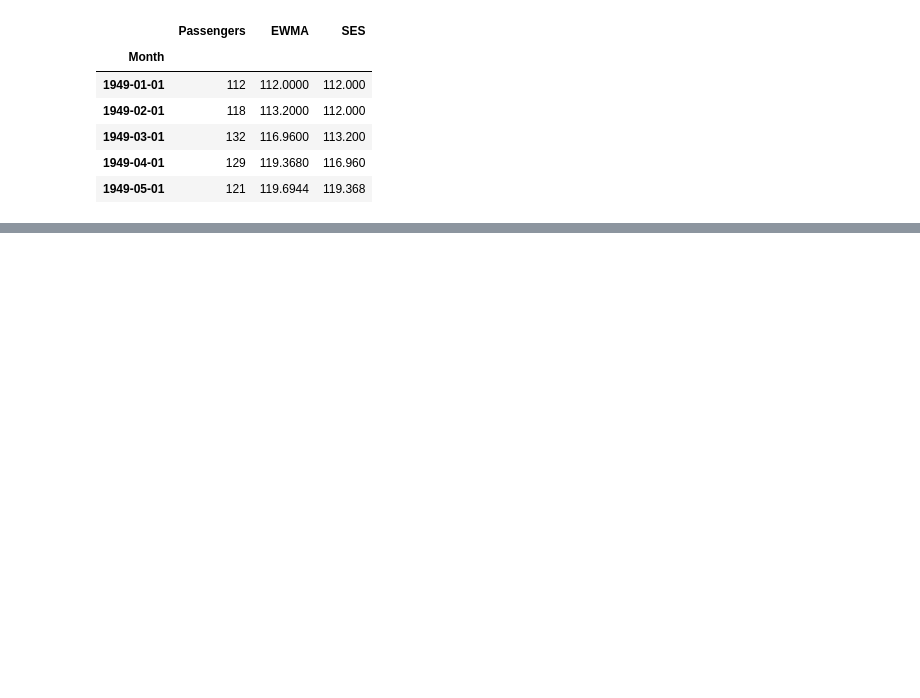
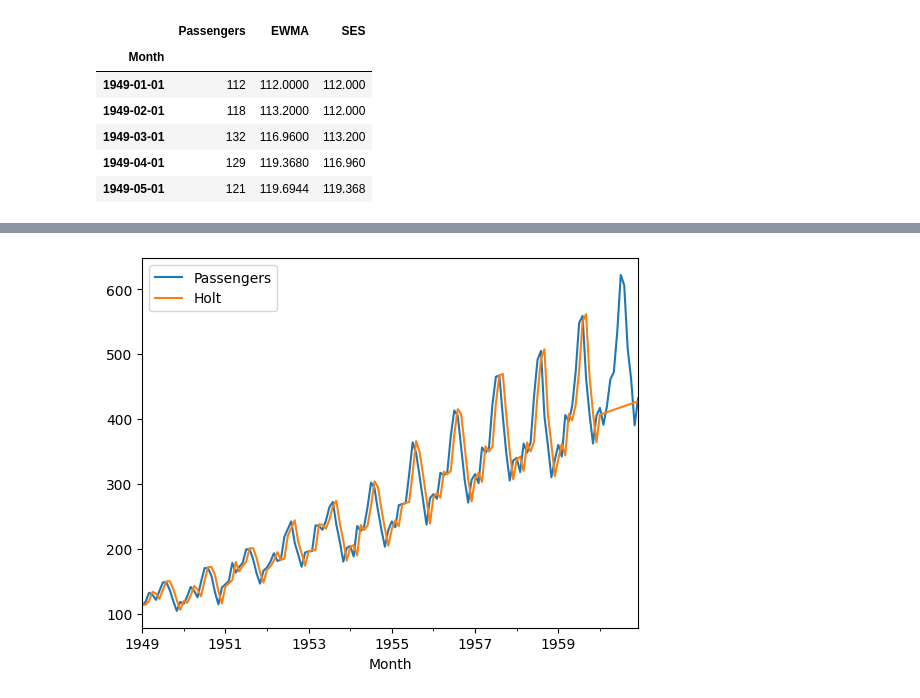
Before and after one commit to tvaditya/pyfineng, a Jupyter notebook: getFinancialData/EWMA.ipynb, the cells around one changed output, grey strips where cells are left out. Cells and saved outputs as stored; diff of their text form; code cells hidden in the pictures; blank space fills up the shorter version.

```diff
--- a/getFinancialData/EWMA.ipynb
+++ b/getFinancialData/EWMA.ipynb
@@ -129,0 +180,4 @@ df[['Passengers', 'SESfitted']].plot();
+# %%
+df[['Passengers', 'Holt']].plot();
+# %% [output]
+[figure, added]
```
Also changed, not shown: parts of 19 cells of this notebook.
